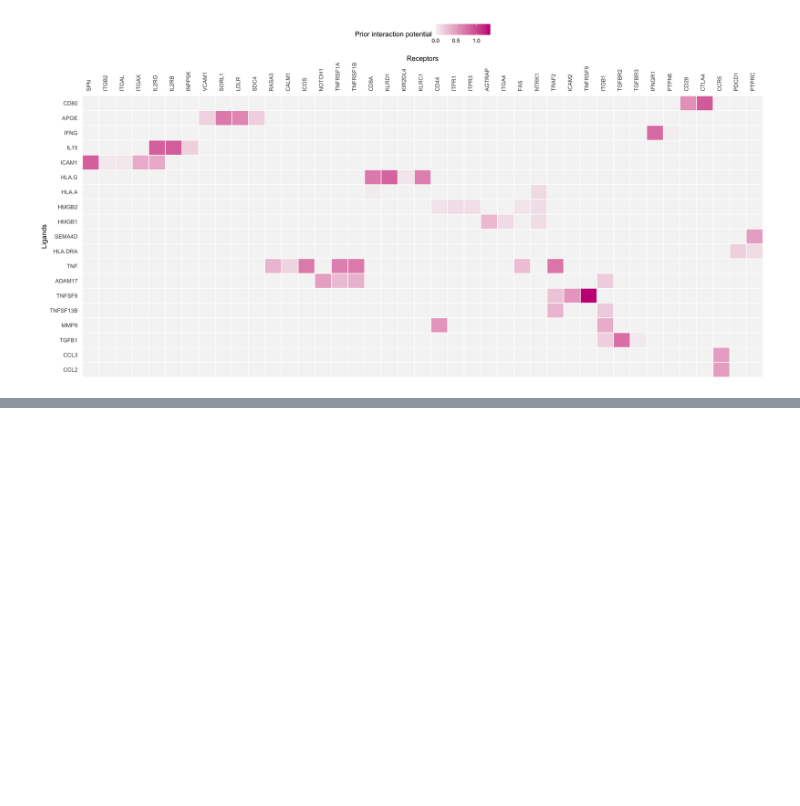
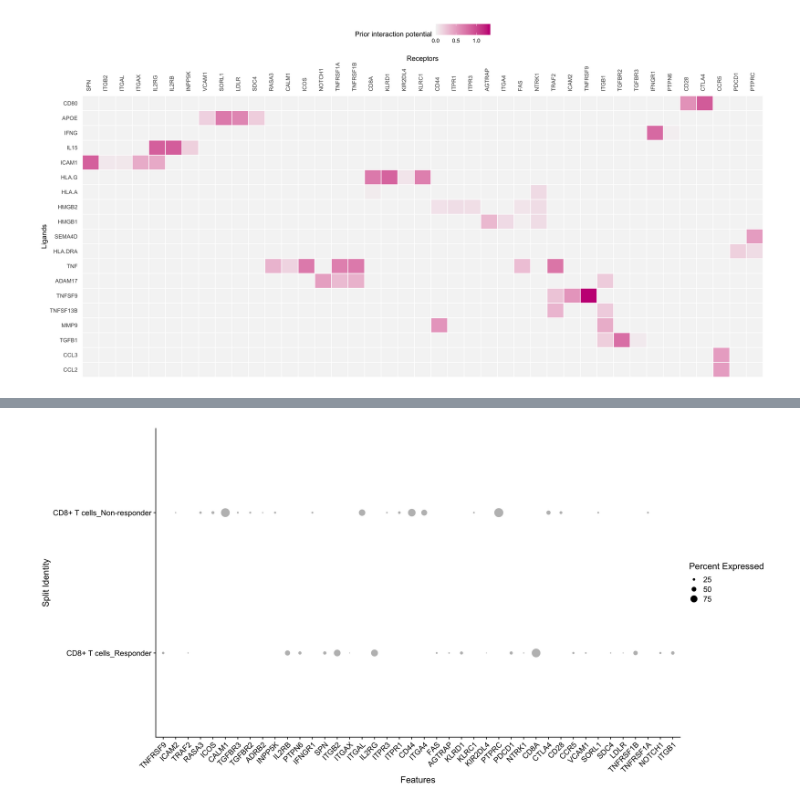
Before and after one commit to meg-bit/immune-cells-TIME-single-cell-anti-PD-1, a Jupyter notebook: test_nichenet.ipynb, the cells around one changed output, grey strips where cells are left out. Cells and saved outputs as stored; diff of their text form; code cells hidden in the pictures; blank space fills up the shorter version.

```diff
--- a/test_nichenet.ipynb
+++ b/test_nichenet.ipynb
@@ -518,0 +507,15 @@ A matrix: 19 × 1 of type dbl
+# %%
+# indicated cell types should be cell class identities
+# check via:
+# seuratObj %>% Idents() %>% table()
+nichenet_output = nichenet_seuratobj_aggregate(
+    seurat_obj = seuratObj,
+    receiver = "CD8+ T cells",
+    condition_colname = "response",
+    condition_oi = "Responder",
+    condition_reference = "Non-responder",
+    sender = "Dendritic cells",
+    ligand_target_matrix = ligand_target_matrix,
+    lr_network = lr_network,
+    weighted_networks = weighted_networks,
+    organism = "human")
@@ -518,0 +540,10 @@ A matrix: 19 × 1 of type dbl
+# %%
+options(repr.plot.width=16,
+        repr.plot.height=8,
+        repr.plot.res=300)
+DotPlot(seuratObj %>%
+        subset(idents = "CD8+ T cells"),
+        features = nichenet_output$top_receptors %>% rev(),
+        split.by = "response") +
+    RotatedAxis()
+# %% [output]
@@ -518,0 +552 @@ A matrix: 19 × 1 of type dbl
+[figure, added]
```
Also changed, not shown: parts of 18 cells of this notebook.
